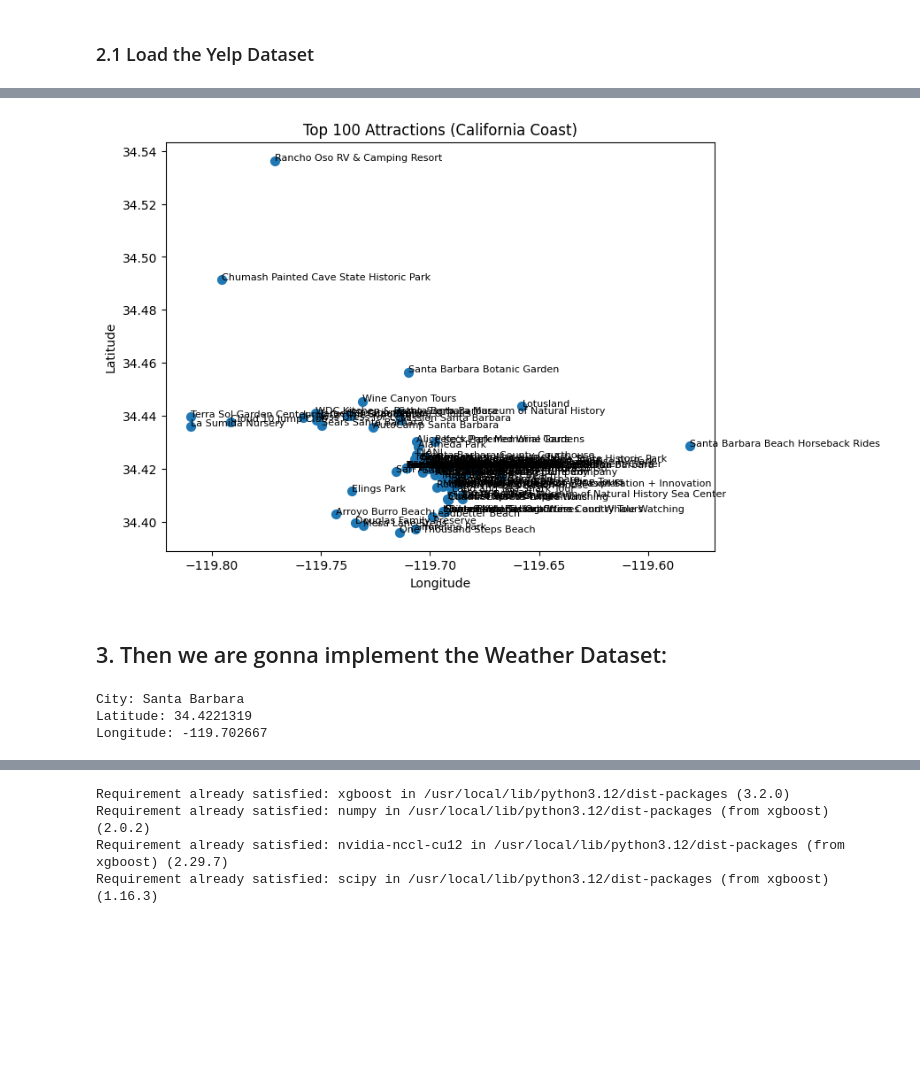
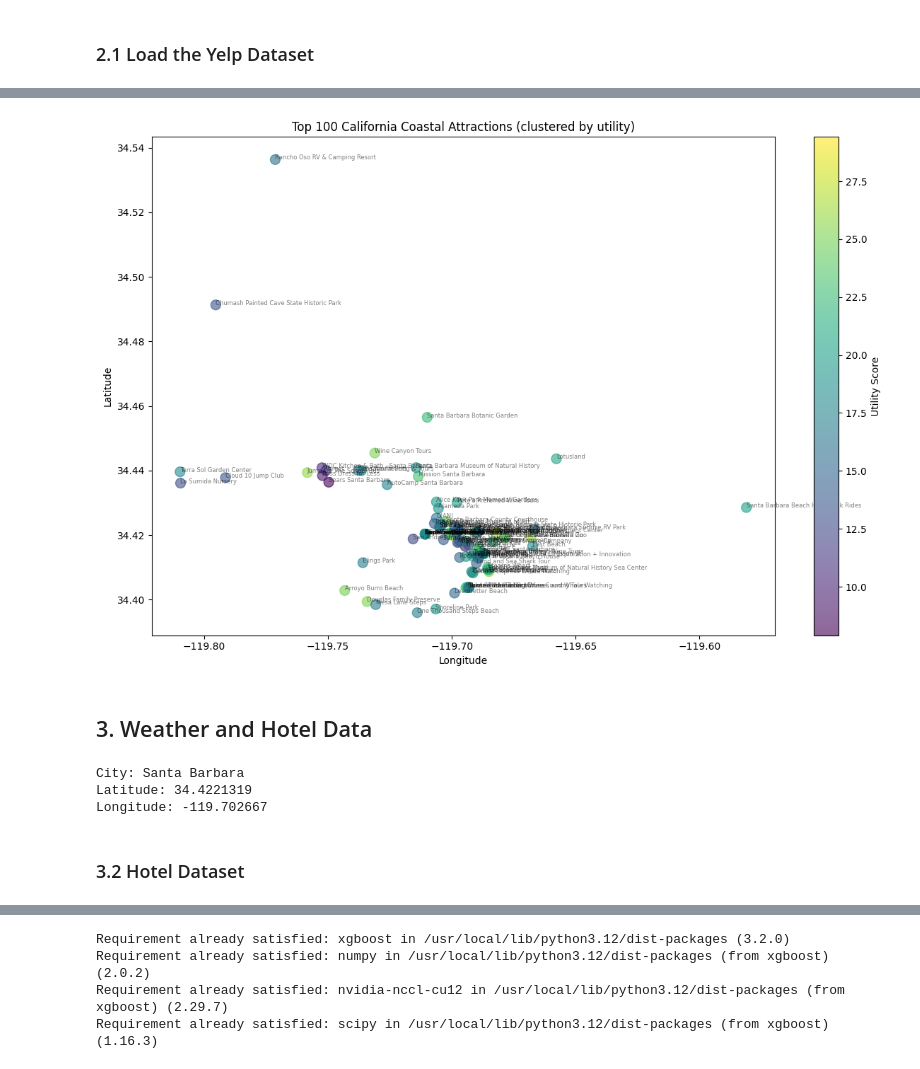
Before and after one commit to Ztang-Yit-Xiaang/weather-aware-travel-itinerary-optimization, a Jupyter notebook: notebook/itinerary_optimization_pipeline.ipynb, the cells around one changed output, grey strips where cells are left out. Cells and saved outputs as stored; diff of their text form; code cells hidden in the pictures; blank space fills up the shorter version.

```diff
--- a/notebook/itinerary_optimization_pipeline.ipynb
+++ b/notebook/itinerary_optimization_pipeline.ipynb
@@ -55,19 +66,13 @@ from folium.plugins import PolyLineTextPath
 # %% [markdown]
 ### 2.1 Load the Yelp Dataset
 # %%
-############################
-# 1️⃣  LOAD YELP DATA
-############################
-
+# Step 1: Load Yelp business dataset
 file_path = "/content/drive/My Drive/IE_5533/yelp_academic_dataset_business.json"
-
 records = []
 
 with open(file_path, "r", encoding="utf-8") as f:
     for line in f:
         obj = json.loads(line)
-
-        # keep only necessary columns
         records.append({
             "business_id": obj["business_id"],
             "name": obj["name"],
@@ -80,22 +85,14 @@ with open(file_path, "r", encoding="utf-8") as f:
         })
 
 attractions_df = pd.DataFrame(records)
+print(f"✓ Loaded {len(attractions_df)} total businesses")
 
-print("Total businesses:", len(attractions_df))
+# Step 2: Filter by California coastal cities
+COASTAL_CITIES = ["Santa Barbara", "Santa Cruz", "Monterey", "San Luis Obispo"]
+attractions_df = attractions_df[attractions_df["city"].isin(COASTAL_CITIES)]
+print(f"✓ Filtered to {len(attractions_df)} attractions in coastal cities")
 
-
-############################
-# 2️⃣  FILTER CITY (California Coastal)
-############################
-
-attractions_df = attractions_df[attractions_df["city"].isin(["Santa Barbara", "Santa Cruz", "Monterey", "San Luis Obispo"])]
-
-print("After city filter:", len(attractions_df))
-
-
-############################
-# 3️⃣  FILTER ATTRACTIONS
-############################
+# Step 3: Filter to tourist attractions only
 
 category_pattern = (
     "Museum|Museums|Park|Parks|Garden|Aquarium|Zoo|"
@@ -104,43 +101,28 @@ category_pattern = (
 )
 
 attractions_df = attractions_df[attractions_df["categories"].notna()]
+attractions_df = attractions_df[attractions_df["categories"].str.contains(category_pattern, case=False, regex=True)]
+print(f"✓ Filtered to {len(attractions_df)} tourist attractions")
 
-attractions_df = attractions_df[attractions_df["categories"].str.contains(category_pattern, case=False, regex=True)]
-
-print("After attraction filter:", len(attractions_df))
-
-############################
-# 4️⃣  COMPUTE UTILITY
-############################
-
+# Step 4: Calculate utility score (rating × review popularity)
 attractions_df["utility"] = attractions_df["stars"] * np.log(attractions_df["review_count"] + 1)
 
-
-############################
-# 5️⃣  SELECT TOP 100
-############################
-
+# Step 5: Select and plot top 100 attractions
 attractions_df = attractions_df.sort_values("review_count", ascending=False)
-
 top100 = attractions_df.head(100)
 
+print("\nTop 100 Attractions Summary:")
 print(top100[["name", "stars", "review_count", "utility"]])
 
-
-############################
-# 6️⃣  PLOT LOCATIONS
-############################
-
-plt.figure(figsize=(8,6))
-
-plt.scatter(top100["longitude"], top100["latitude"], s=50)
-
+# Visualize attraction locations
+plt.figure(figsize=(12, 8))
+plt.scatter(top100["longitude"], top100["latitude"], c=top100["utility"], cmap="viridis", s=100, alpha=0.6)
+plt.colorbar(label="Utility Score")
 for _, row in top100.iterrows():
-    plt.text(row["longitude"], row["latitude"], row["name"], fontsize=8)
-
+    plt.text(row["longitude"], row["latitude"], row["name"], fontsize=6, alpha=0.5)
 plt.xlabel("Longitude")
 plt.ylabel("Latitude")
-plt.title("Top 100 Attractions (California Coast)")
-
+plt.title("Top 100 California Coastal Attractions (clustered by utility)")
+plt.tight_layout()
 plt.show()
 # %% [output]
@@ -160,9 +142,9 @@ After attraction filter: 325
 3835    13.862944
 16307   13.862944
 
 [100 rows x 4 columns]
-[figure, old version]
+[figure, new version]
 # %% [markdown]
-## 3. Then we are gonna implement the Weather Dataset:
+## 3. Weather and Hotel Data
 # %%
 ############################
@@ -197,3 +179,5 @@ print("Longitude:", lon)
 City: Santa Barbara
 Latitude: 34.4221319
 Longitude: -119.702667
+# %% [markdown]
+### 3.2 Hotel Dataset
```
Also changed, not shown: parts of 31 cells of this notebook.
